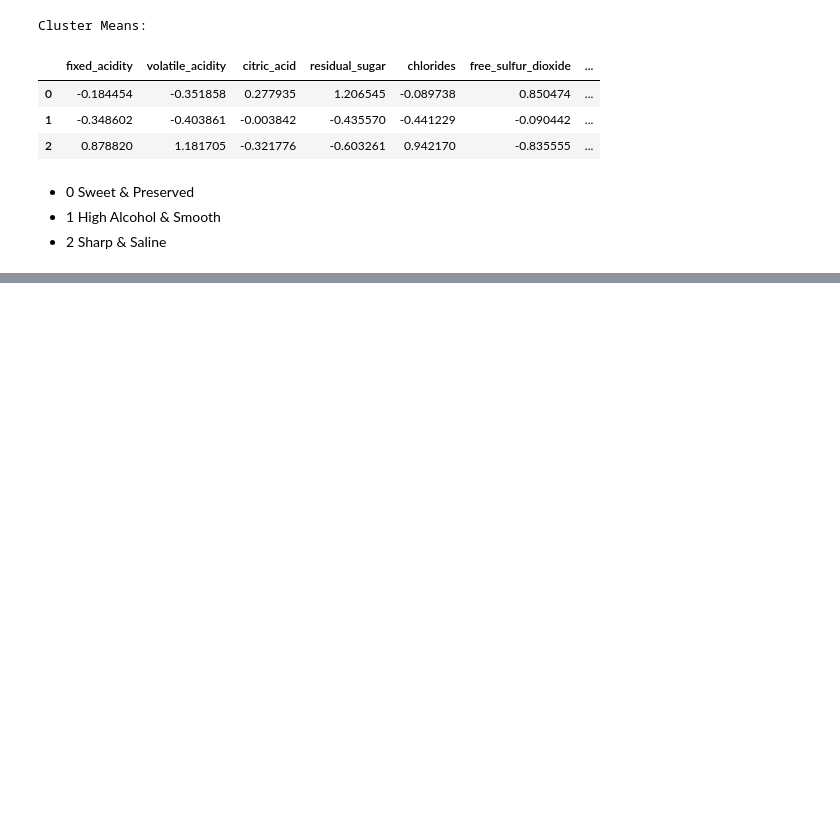
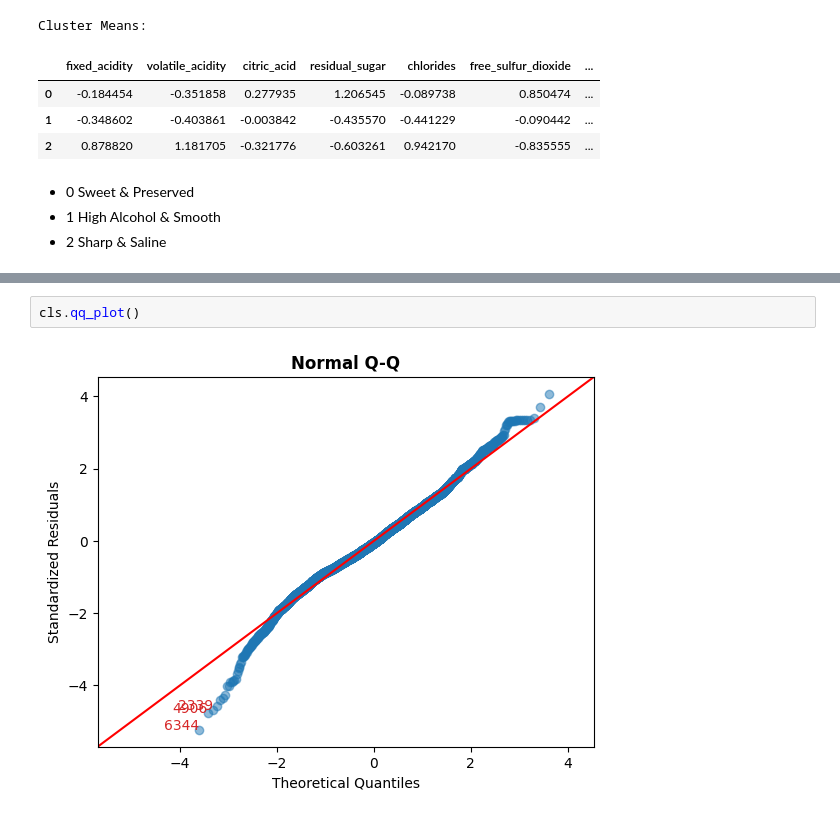
Before and after one commit to 2T1F/wine, a Jupyter notebook: explore.ipynb, the cells around one changed output, grey strips where cells are left out. Saved outputs shown, nothing was run; the diff lists cells and outputs as text; blank space fills up the shorter version.

```diff
--- a/explore.ipynb
+++ b/explore.ipynb
@@ -189,0 +568,4 @@ Cluster Means:
+# %%
+cls.qq_plot()
+# %% [output]
+[figure, added]
```
Also changed, not shown: parts of 10 cells of this notebook, 1 other file.
